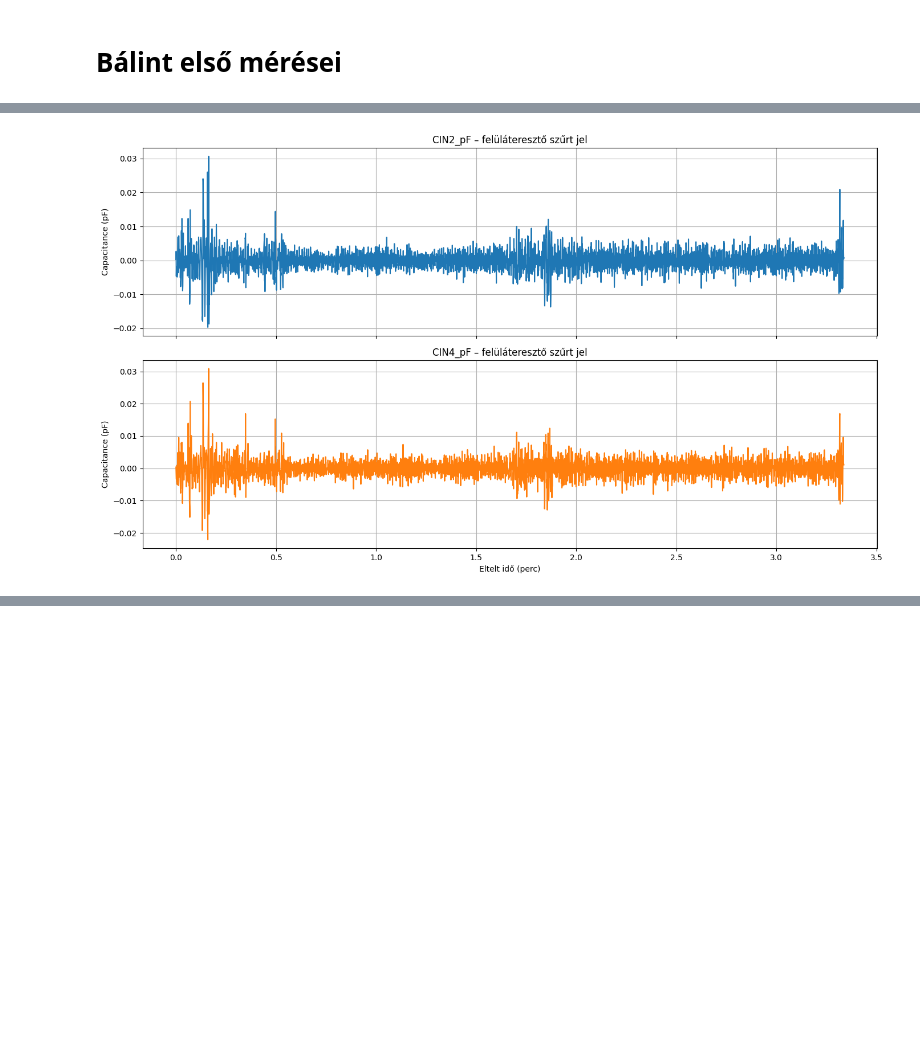
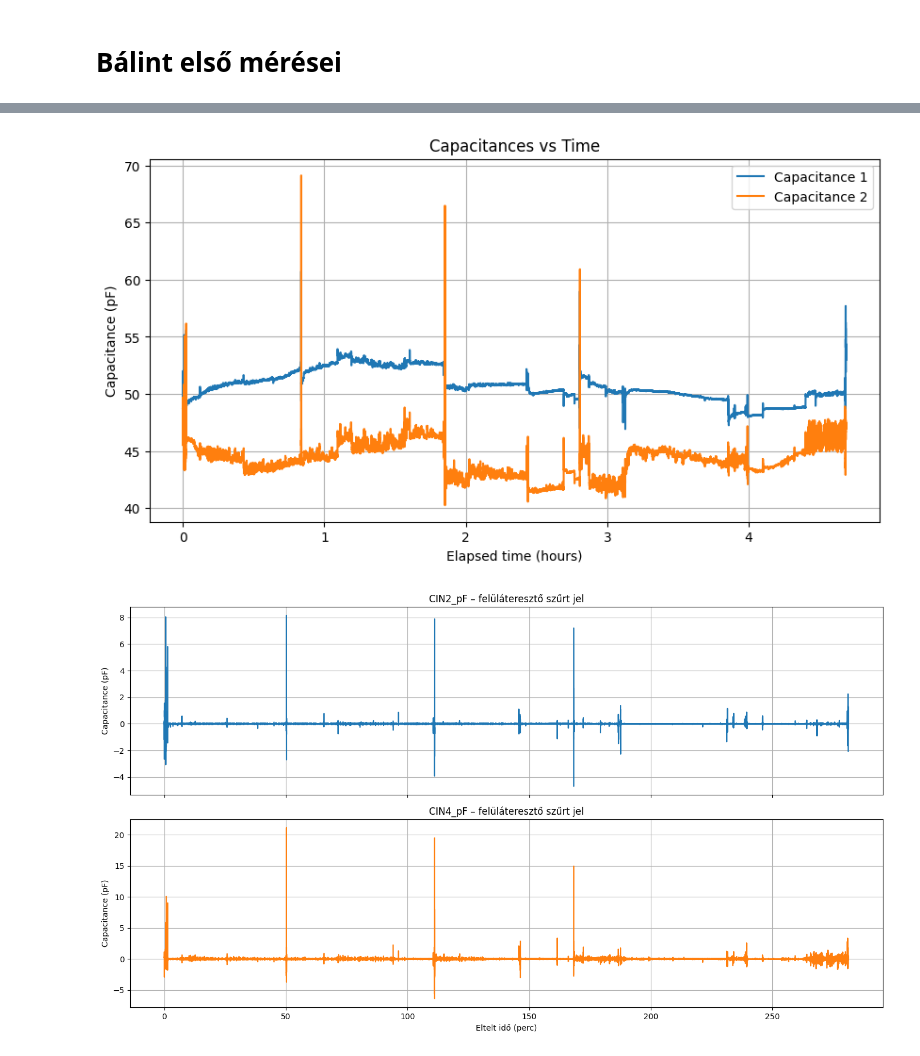
Before and after one commit to Qawes/CapMeter, a Jupyter notebook: MVP_measurements/data_analytics/plotter.ipynb, the cells around one changed output, grey strips where cells are left out. Saved outputs shown, nothing was run; the diff lists cells and outputs as text; code cells hidden in the pictures; blank space fills up the shorter version.

```diff
--- a/MVP_measurements/data_analytics/plotter.ipynb
+++ b/MVP_measurements/data_analytics/plotter.ipynb
@@ -687,55 +133,7 @@ plt.show()
-# %%
-from scipy.signal import butter, sosfiltfilt
-import numpy as np
-
-# Use the data, time, and capacitance series loaded in the previous cells.
-time_ms = pd.to_numeric(time, errors="coerce")
-time_min = (time_ms - time_ms.iloc[0]) / 60000
-sampling_frequency = 1000 / np.median(np.diff(time_ms.dropna().to_numpy()))
-
-# Szűrőparaméterek
-cutoff_frequency = 1  # Hz
-filter_order = 4
-nyquist_frequency = sampling_frequency / 2
-
-# Butterworth felüláteresztő szűrő
-sos = butter(
-    filter_order,
-    cutoff_frequency / nyquist_frequency,
-    btype="highpass",
-    output="sos",
-)
-
-capacitance_1_original = (
-    pd.to_numeric(capacitance_1, errors="coerce")
-    .interpolate(limit_direction="both")
-    .to_numpy()
-)
-
-capacitance_2_original = (
-    pd.to_numeric(capacitance_2, errors="coerce")
-    .interpolate(limit_direction="both")
-    .to_numpy()
-)
-
-capacitance_1_highpass = sosfiltfilt(sos, capacitance_1_original)
-capacitance_2_highpass = sosfiltfilt(sos, capacitance_2_original)
-
-# Szűrt jelek ábrázolása
-fig_highpass, axes_highpass = plt.subplots(2, 1, figsize=(14, 8), sharex=True)
-
-axes_highpass[0].plot(time_min, capacitance_1_highpass, color="tab:blue")
-axes_highpass[0].set_ylabel("Capacitance (pF)")
-axes_highpass[0].set_title(f"{capacitance_1_key} – felüláteresztő szűrt jel")
-axes_highpass[0].grid(True)
-
-axes_highpass[1].plot(time_min, capacitance_2_highpass, color="tab:orange")
-axes_highpass[1].set_xlabel("Eltelt idő (perc)")
-axes_highpass[1].set_ylabel("Capacitance (pF)")
-axes_highpass[1].set_title(f"{capacitance_2_key} – felüláteresztő szűrt jel")
-axes_highpass[1].grid(True)
-
-plt.tight_layout()
-plt.show()
-# %% [output]
-[figure, removed]
+# %%
+Balint_measurement_path = "fdc1004_data_2026_08_18.csv"
+
+Balint_measurement = load_data(Balint_measurement_path)
+plot_raw_data(Balint_measurement)
+sos = plot_filtered_data(Balint_measurement, cutoff_frequency=0.1)
+# %% [output]
@@ -741,0 +142,2 @@ plt.show()
+[figure, added]
+[figure, added]
```
Also changed, not shown: parts of 17 cells of this notebook, 1 other file.
